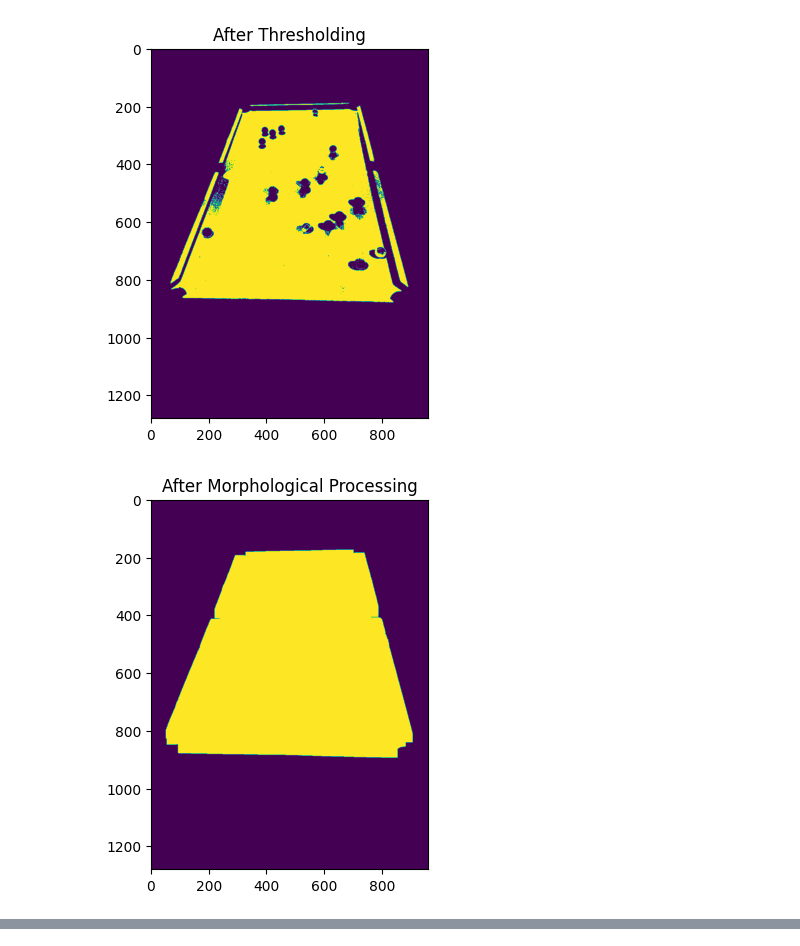
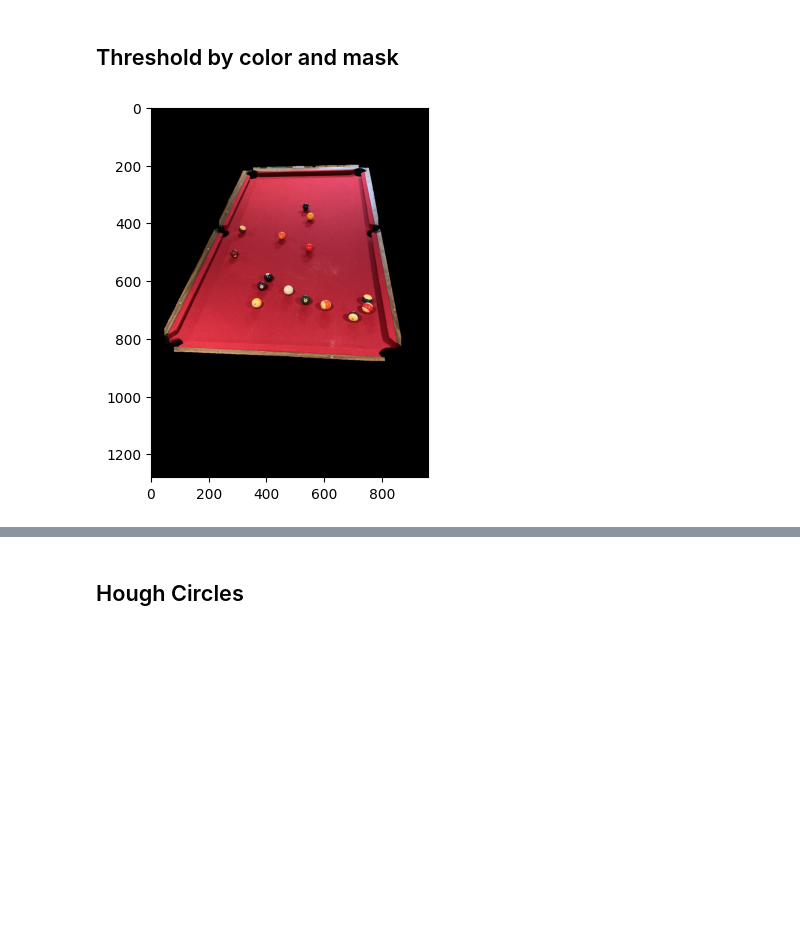
Before and after one commit to bennibbelink/cs766-final-project, a Jupyter notebook: ball_detect.ipynb, the cells around one changed output, grey strips where cells are left out. Drawn from its saved outputs; the diff is of its cells as text; code cells hidden in the pictures; blank space fills up the shorter version.

```diff
--- a/ball_detect.ipynb
+++ b/ball_detect.ipynb
@@ -1,12 +14,13 @@
 # %%
-import cv2
 from sympy import Point, Ellipse
 import matplotlib.pyplot as plt
 import numpy as np
-x1='images/all_balls/1280x1280/1.png'
+x1='images/most_balls/1280x1280/IMG_3207.png'
 grayscale = cv2.imread(x1, 0)
-image1 = cv2.imread(x1,1)
-
-plt.imshow(image1)
+color = cv2.imread(x1,1)
+no_shadow = shadow_remove(color)
+plt.imshow(cv2.cvtColor(no_shadow, cv2.COLOR_BGR2RGB))
 plt.show()
+plt.imshow(cv2.cvtColor(color, cv2.COLOR_BGR2RGB))
+plt.show()
 # %% [output]
@@ -14,24 +29,21 @@ plt.show()
+# %% [markdown]
+## Threshold by color and mask
 # %%
 # order is blue, green, red
 lower_blue = np.array([0,0,150])
 upper_blue = np.array([150,100,255])
-# Threshold the HSV image to get only blue colors
-mask = cv2.inRange(image1, lower_blue, upper_blue)
-plt.title('After Thresholding')
-plt.imshow(mask)
-plt.show()
-erosion = mask
+mask = cv2.inRange(color, lower_blue, upper_blue)
 kernel = np.ones((7,7),np.uint8)
-dilation = cv2.dilate(erosion, kernel, iterations = 5)
+dilation = cv2.dilate(mask, kernel, iterations = 5)
+# dilation is grayscale, lets convert it to have three channels
+rgb_dilation = np.uint8(np.zeros((dilation.shape[0], dilation.shape[1], 3)))
+for i in range(rgb_dilation.shape[0]):
+    for j in range(rgb_dilation.shape[1]):
+        rgb_dilation[i][j][:] = dilation[i][j]
 
-plt.title('After Morphological Processing')
-plt.imshow(dilation)
-plt.show()
-
-res = cv2.bitwise_and(grayscale, dilation)
-plt.title('Only show the masked region')
+res = cv2.bitwise_and(color, rgb_dilation)
+res = cv2.cvtColor(res, cv2.COLOR_BGR2RGB)
 plt.imshow(res)
 plt.show()
 # %% [output]
-[figure, old version]
+[figure, new version]
-[figure, removed]
@@ -39 +68,3 @@ plt.show()
+# %% [markdown]
+## Hough Circles
 # %%
```
Also changed, not shown: parts of 5 cells of this notebook, 1 other file.
